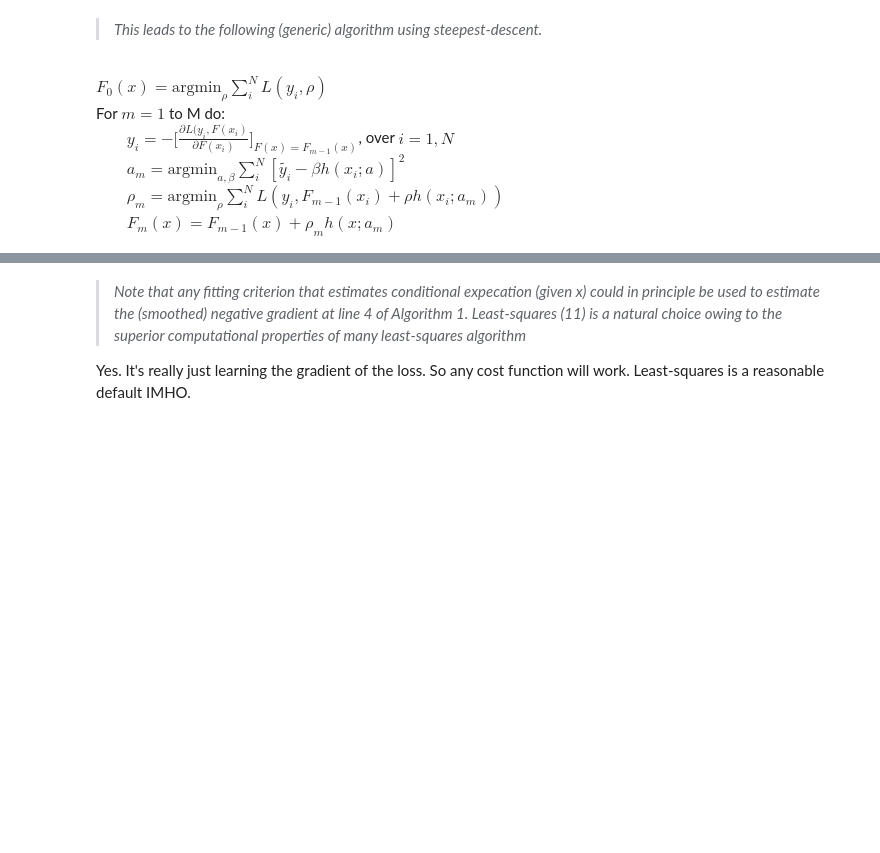
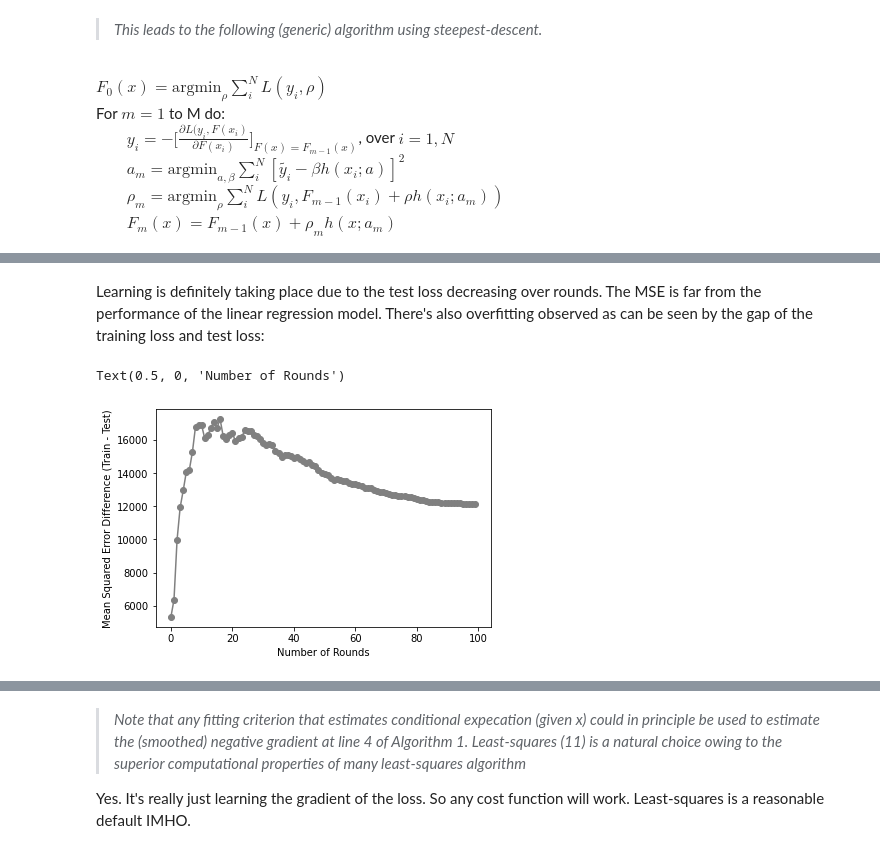
Before and after one commit to mattsgithub/papers-deconstructed, a Jupyter notebook: greedy_function_approximation_a_gradient_boosting_machine.ipynb, the cells around one changed output, grey strips where cells are left out. Drawn from its saved outputs; the diff is of its cells as text; code cells hidden in the pictures; blank space fills up the shorter version.

```diff
--- a/greedy_function_approximation_a_gradient_boosting_machine.ipynb
+++ b/greedy_function_approximation_a_gradient_boosting_machine.ipynb
@@ -694,0 +760,10 @@ roc_auc_score(y, model_b.predict(X))
+# %% [markdown]
+Learning is definitely taking place due to the test loss decreasing over rounds. The MSE is far from the performance of the linear regression model. There's also overfitting observed as can be seen by the gap of the training loss and test loss:
+# %%
+fig, ax = plt.subplots()
+ax.plot(range(len(model.training_loss)), np.array(model.test_loss) - np.array(model.training_loss), marker='o', color='gray')
+ax.set_ylabel('Mean Squared Error Difference (Train - Test)')
+ax.set_xlabel('Number of Rounds')
+# %% [output]
+Text(0.5, 0, 'Number of Rounds')
+[figure, added]
```
Also changed, not shown: parts of 17 cells of this notebook.
